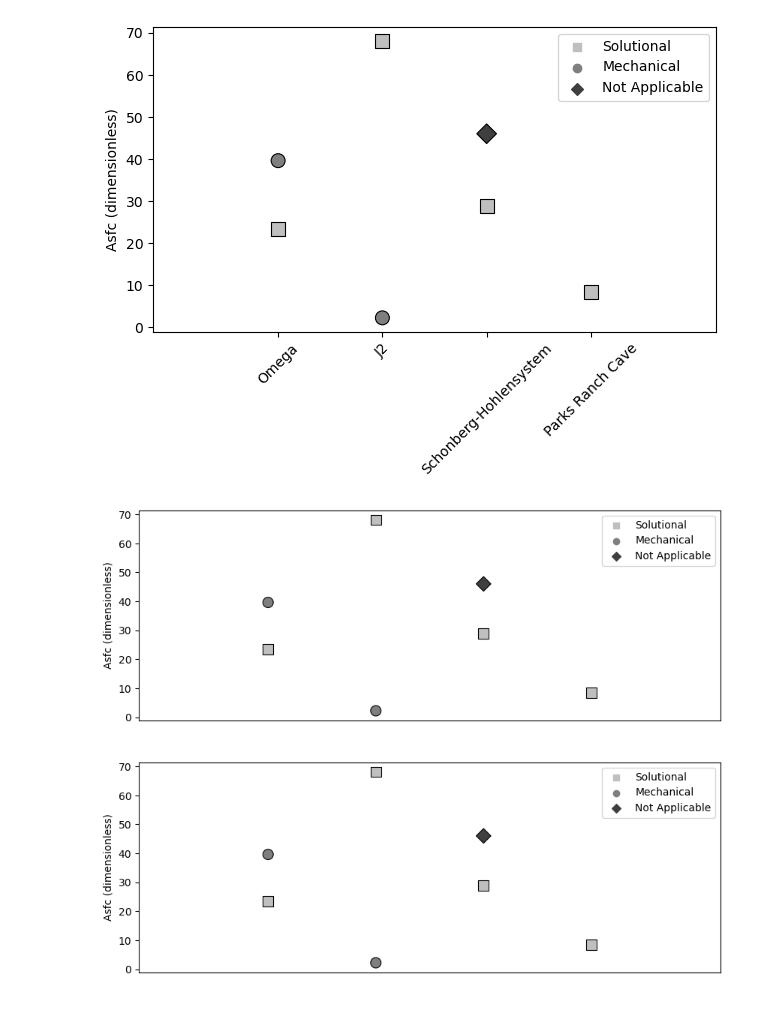
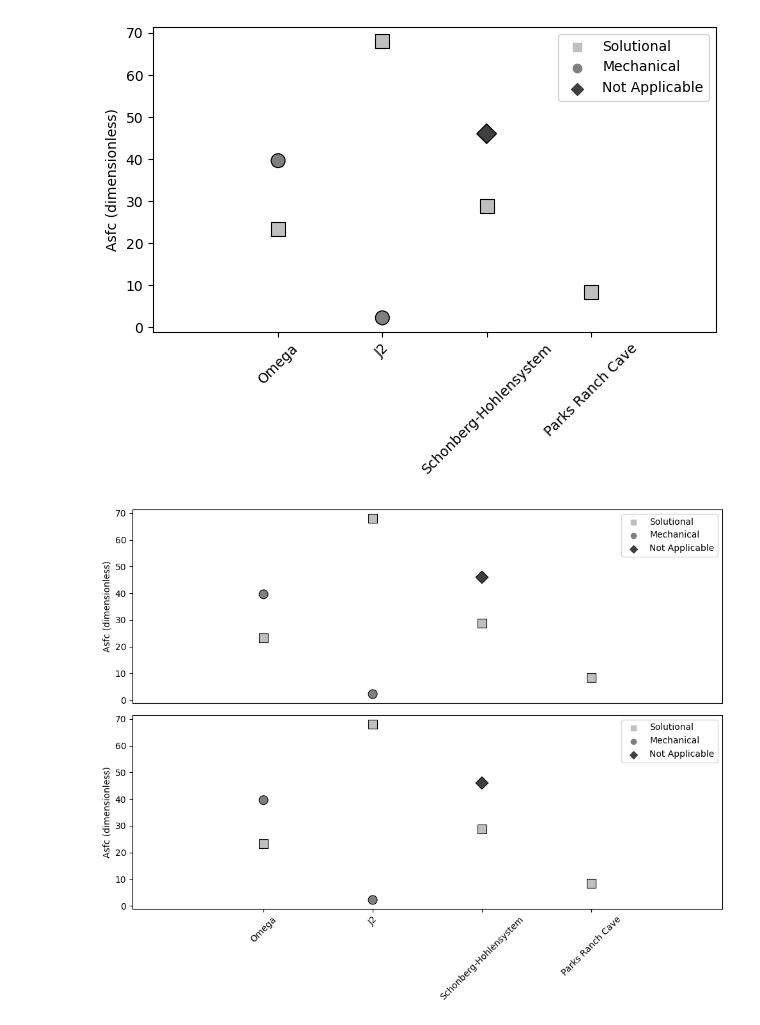
Before and after one commit to ethanoleson/Scallop_code, a Jupyter notebook: Roughness_figure/roughness2.ipynb, the cells around one changed output. Saved outputs shown, nothing was run; the diff lists cells and outputs as text; code cells hidden in the pictures.

Commit message:
fixed plots

```diff
--- a/Roughness_figure/roughness2.ipynb
+++ b/Roughness_figure/roughness2.ipynb
@@ -212,33 +212,35 @@ color_by = 'feature'
 marker_style = 'feature'
 color_palette = 'binary'
 
 # Create a figure with two vertically arranged subplots
 fig, (ax1, ax2) = plt.subplots(2, 1, figsize=(10, 8), sharex=True)
 
 # Plot for the first subplot
 sns.scatterplot(ax=ax1, data=spreadsheet, x=spreadsheet[x_axis], y=spreadsheet['asfc'], hue=spreadsheet[color_by],
                 style=spreadsheet[marker_style], markers=markers_choice,
                 palette=color_palette, s=100, edgecolor='black')
 ax1.margins(x=0.4)
-ax1.set_xticks([])  # Remove x-axis ticks for the first subplot
+ax1.tick_params(axis='x', which='both', bottom=False, top=False)  # Hide x-axis ticks for the first subplot
 ax1.set_ylabel('Asfc (dimensionless)')
 ax1.legend(title='')
 
 # Plot for the second subplot
 sns.scatterplot(ax=ax2, data=spreadsheet, x=spreadsheet[x_axis], y=spreadsheet['asfc'], hue=spreadsheet[color_by],
                 style=spreadsheet[marker_style], markers=markers_choice,
                 palette=color_palette, s=100, edgecolor='black')
 ax2.margins(x=0.4)
 plt.xticks(rotation=45)  # Rotate x-axis labels for better visibility
 ax2.set_xlabel('')
 ax2.set_ylabel('Asfc (dimensionless)')
 ax2.legend()
 
 # Adjust layout and save the plot
 
-#plt.savefig('Sa_v_cave_by_feature_subplots.png', dpi=300)
+# Uncomment the line below to save the plot
+# plt.savefig('Sa_v_cave_by_feature_subplots.png', dpi=300)
 
 # Display the plot
+plt.tight_layout()
 plt.show()
 # %% [output]
-[figure, old version]
+[figure, new version]
```
Also changed, not shown: parts of 4 cells of this notebook.
